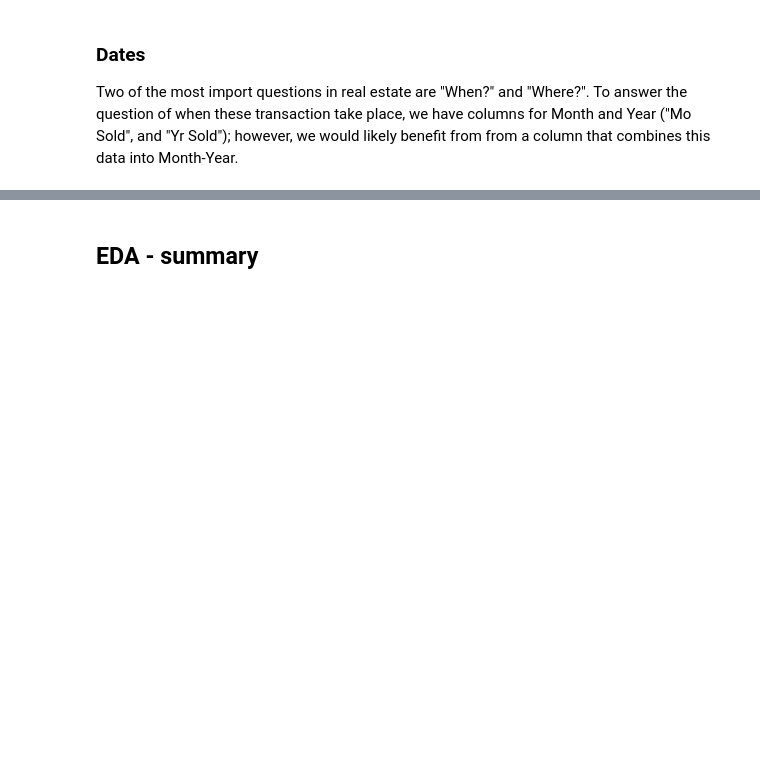
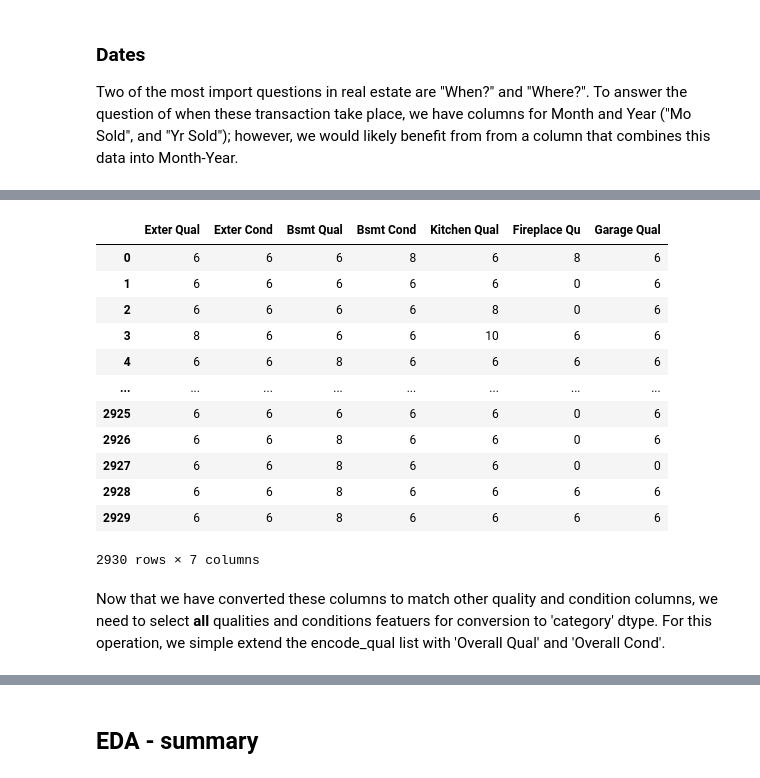
Before and after one commit to RekaCodes/real-estate-prediction, a Jupyter notebook: RE_price_predictions.ipynb, the cells around one changed output, grey strips where cells are left out. Cells and saved outputs as stored; diff of their text form; code cells hidden in the pictures; blank space fills up the shorter version.

```diff
--- a/RE_price_predictions.ipynb
+++ b/RE_price_predictions.ipynb
@@ -359,0 +374,3 @@ df['sell_date'] = pd.to_datetime(df[['year', 'month']].assign(DAY=1))
+# %%
+encode_qual = encode_qual[2:9]
+encode_qual
@@ -359,0 +387,6 @@ df['sell_date'] = pd.to_datetime(df[['year', 'month']].assign(DAY=1))
+# %%
+df[encode_qual] = df[encode_qual].fillna(0)
+# %%
+cond = {"Str" : ['Ex', 'Gd', 'TA', 'Fa', 'Po'], 'Ord' : [10, 8, 6, 4, 2]}
+grades = pd.DataFrame(data=cond)
+grades
@@ -359,0 +400,21 @@ df['sell_date'] = pd.to_datetime(df[['year', 'month']].assign(DAY=1))
+# %%
+for i in range(0,5):
+    df = df.replace([grades['Str'][i]], [grades['Ord'][i]])
+# %%
+df[encode_qual]
+# %% [output]
+|  | Exter Qual | Exter Cond | Bsmt Qual | Bsmt Cond | Kitchen Qual | Fireplace Qu | Garage Qual |
+| 0 | 6 | 6 | 6 | 8 | 6 | 8 | 6 |
+| 1 | 6 | 6 | 6 | 6 | 6 | 0 | 6 |
+| 2 | 6 | 6 | 6 | 6 | 8 | 0 | 6 |
+| 3 | 8 | 6 | 6 | 6 | 10 | 6 | 6 |
+| 4 | 6 | 6 | 8 | 6 | 6 | 6 | 6 |
+| ... | ... | ... | ... | ... | ... | ... | ... |
+| 2925 | 6 | 6 | 6 | 6 | 6 | 0 | 6 |
+| 2926 | 6 | 6 | 8 | 6 | 6 | 0 | 6 |
+| 2927 | 6 | 6 | 8 | 6 | 6 | 0 | 0 |
+| 2928 | 6 | 6 | 8 | 6 | 6 | 6 | 6 |
+| 2929 | 6 | 6 | 8 | 6 | 6 | 6 | 6 |
+2930 rows × 7 columns
+# %% [markdown]
+Now that we have converted these columns to match other quality and condition columns, we need to select <b>all</b> qualities and conditions featuers for conversion to 'category' dtype. For this operation, we simple extend the encode_qual list with 'Overall Qual' and 'Overall Cond'.
```
Also changed, not shown: parts of 51 cells of this notebook.
